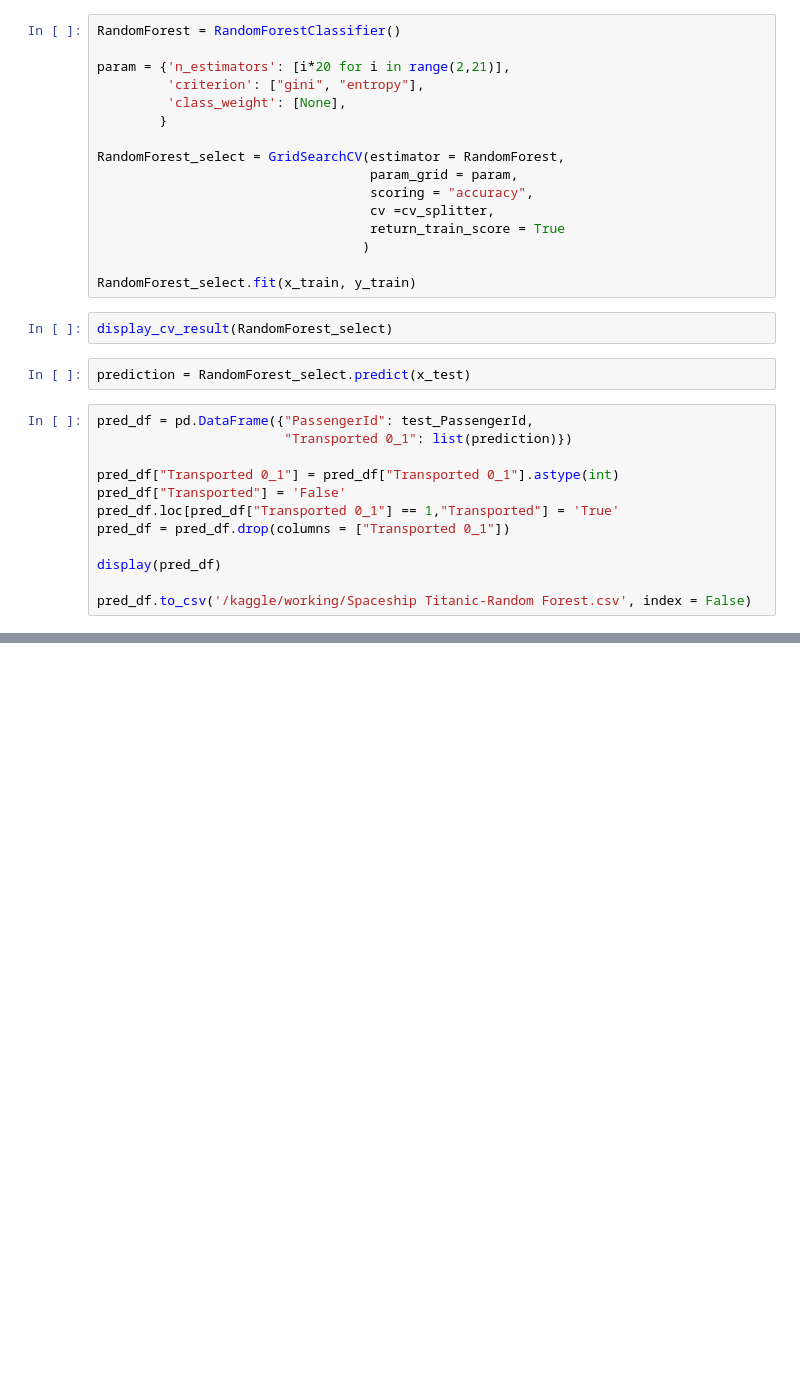
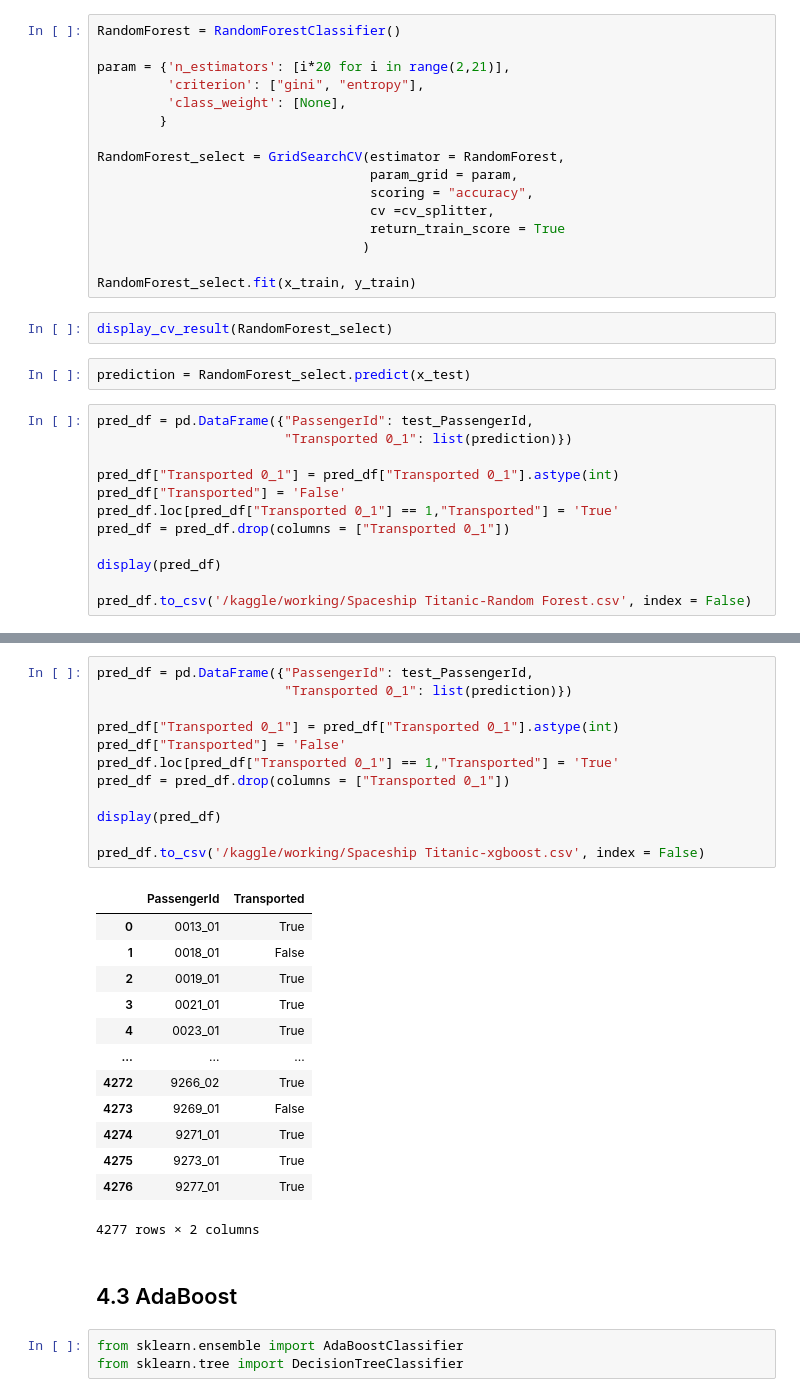
Before and after one commit to suiwenyu/Kaggle_Spaceship-Titanic, a Jupyter notebook: spaceship-titanic.ipynb, the cells around one changed output, grey strips where cells are left out. Saved outputs shown, nothing was run; the diff lists cells and outputs as text; blank space fills up the shorter version.

Commit message:
Kaggle Notebook | Spaceship Titanic | Version 4

```diff
--- a/spaceship-titanic.ipynb
+++ b/spaceship-titanic.ipynb
@@ -257,0 +570,31 @@ pred_df.to_csv('/kaggle/working/Spaceship Titanic-Random Forest.csv', index = Fa
+# %%
+pred_df = pd.DataFrame({"PassengerId": test_PassengerId,
+                        "Transported 0_1": list(prediction)})
+
+pred_df["Transported 0_1"] = pred_df["Transported 0_1"].astype(int)
+pred_df["Transported"] = 'False'
+pred_df.loc[pred_df["Transported 0_1"] == 1,"Transported"] = 'True'
+pred_df = pred_df.drop(columns = ["Transported 0_1"])
+
+display(pred_df)
+
+pred_df.to_csv('/kaggle/working/Spaceship Titanic-xgboost.csv', index = False)
+# %% [output]
+|  | PassengerId | Transported |
+| 0 | 0013_01 | True |
+| 1 | 0018_01 | False |
+| 2 | 0019_01 | True |
+| 3 | 0021_01 | True |
+| 4 | 0023_01 | True |
+| ... | ... | ... |
+| 4272 | 9266_02 | True |
+| 4273 | 9269_01 | False |
+| 4274 | 9271_01 | True |
+| 4275 | 9273_01 | True |
+| 4276 | 9277_01 | True |
+4277 rows × 2 columns
+# %% [markdown]
+## 4.3 AdaBoost
+# %%
+from sklearn.ensemble import AdaBoostClassifier
+from sklearn.tree import DecisionTreeClassifier
```
Also changed, not shown: parts of 25 cells of this notebook.
